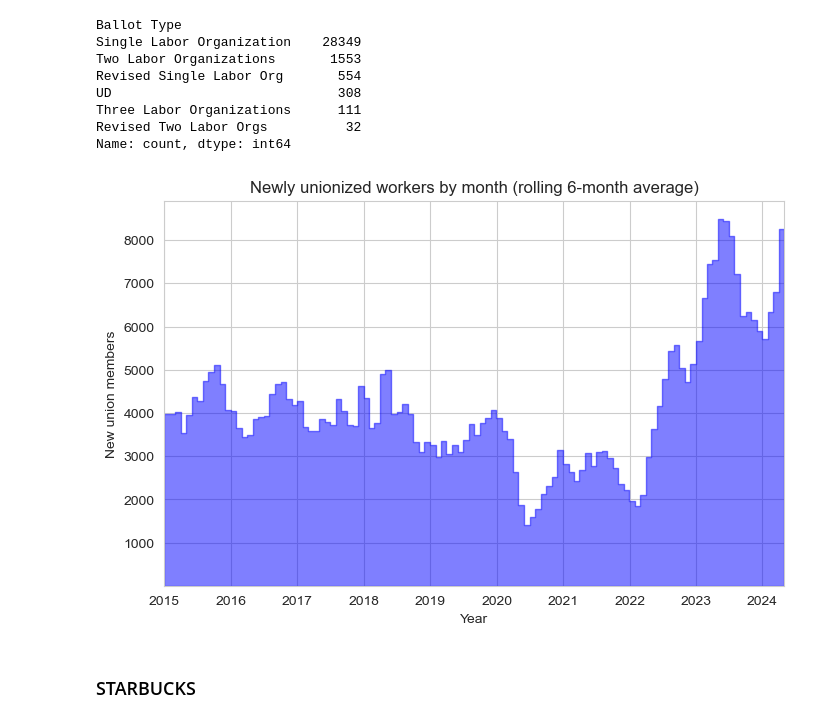
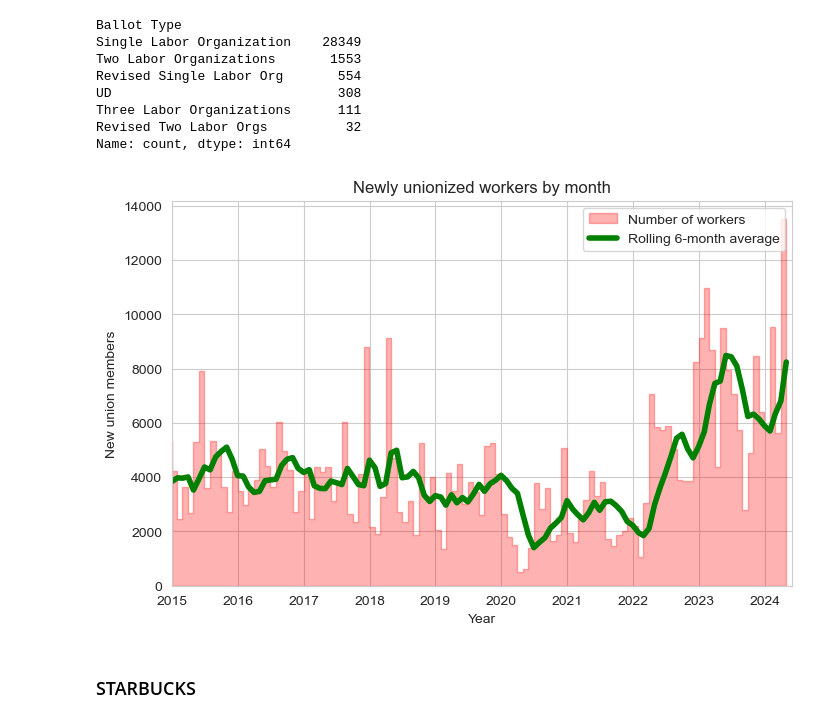
Before and after one commit to AmziJeffs/LaborData, a Jupyter notebook: ElectionsAnalysis.ipynb, the cells around one changed output. Cells and saved outputs as stored; diff of their text form; code cells hidden in the pictures.

Commit message:
Make charts nicer

```diff
--- a/ElectionsAnalysis.ipynb
+++ b/ElectionsAnalysis.ipynb
@@ -68,20 +68,28 @@ single_elections = single_elections.drop_duplicates(subset=['Case Number'], keep
 # Resample to count the number of new union members per month
 number_unionized_by_month = single_elections['Number Unionized'].resample("M").sum()
 # %%
-# Plot the result (rolling average smooths outliers a bit)
 rolling_window = 6
 rolling_average_number_by_month = number_unionized_by_month.loc["2014-07":"2024-04"].rolling(rolling_window).mean()
 plt.figure(figsize = (8, 5))
-plt.fill_between(rolling_average_number_by_month.index, rolling_average_number_by_month, color = 'blue', alpha=0.5, step='pre')
+plt.fill_between(number_unionized_by_month.loc["2014-12-31":"2024-04"].index, number_unionized_by_month.loc["2014-12-31":"2024-04"],
+                 color = 'red',
+                 alpha = 0.3,
+                 step='pre',
+                label = f"Number of workers")
+plt.plot(rolling_average_number_by_month.index, rolling_average_number_by_month,
+                 color = 'green',
+                 linewidth = 4,
+                label = f"Rolling {rolling_window}-month average")
+number_unionized_by_month.loc["2015":"2024-04"]
 plt.xlabel("Year")
 plt.ylabel("New union members")
 plt.ylim(bottom = 0)
-plt.yticks([(i+1)*1000 for i in range(8)])
-plt.xlim(rolling_average_number_by_month.index[5], rolling_average_number_by_month.index[-1])
-plt.title(f"Newly unionized workers by month (rolling {rolling_window}-month average)")
+plt.xlim(left = pd.to_datetime("2015-01-01"),right = pd.to_datetime("2024-06"))
+plt.title(f"Newly unionized workers by month")
+plt.legend()
 plt.show()
 # %% [output]
-[figure, old version]
+[figure, new version]
 # %% [markdown]
 ### STARBUCKS
 # %%
```
Also changed, not shown: parts of 4 cells of this notebook.
